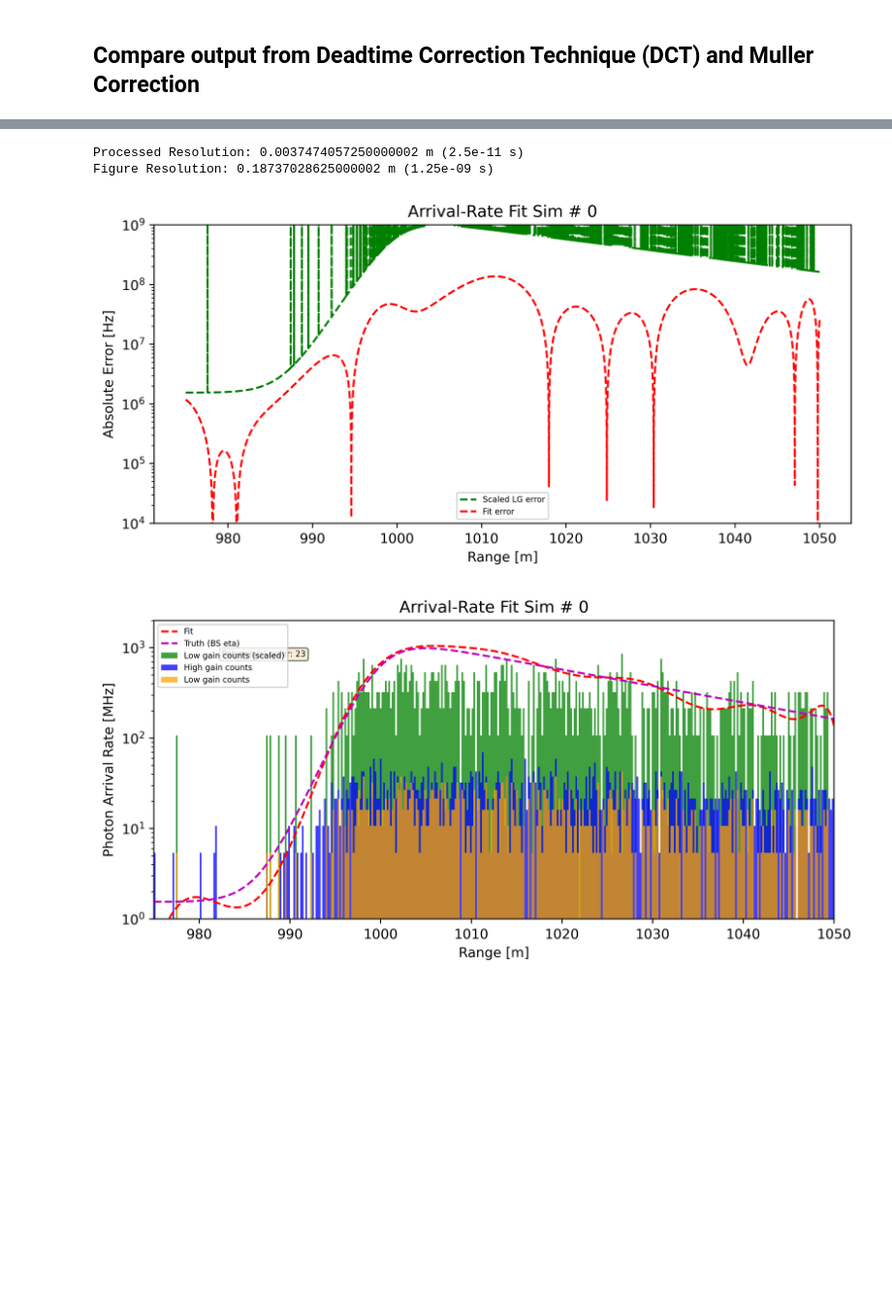
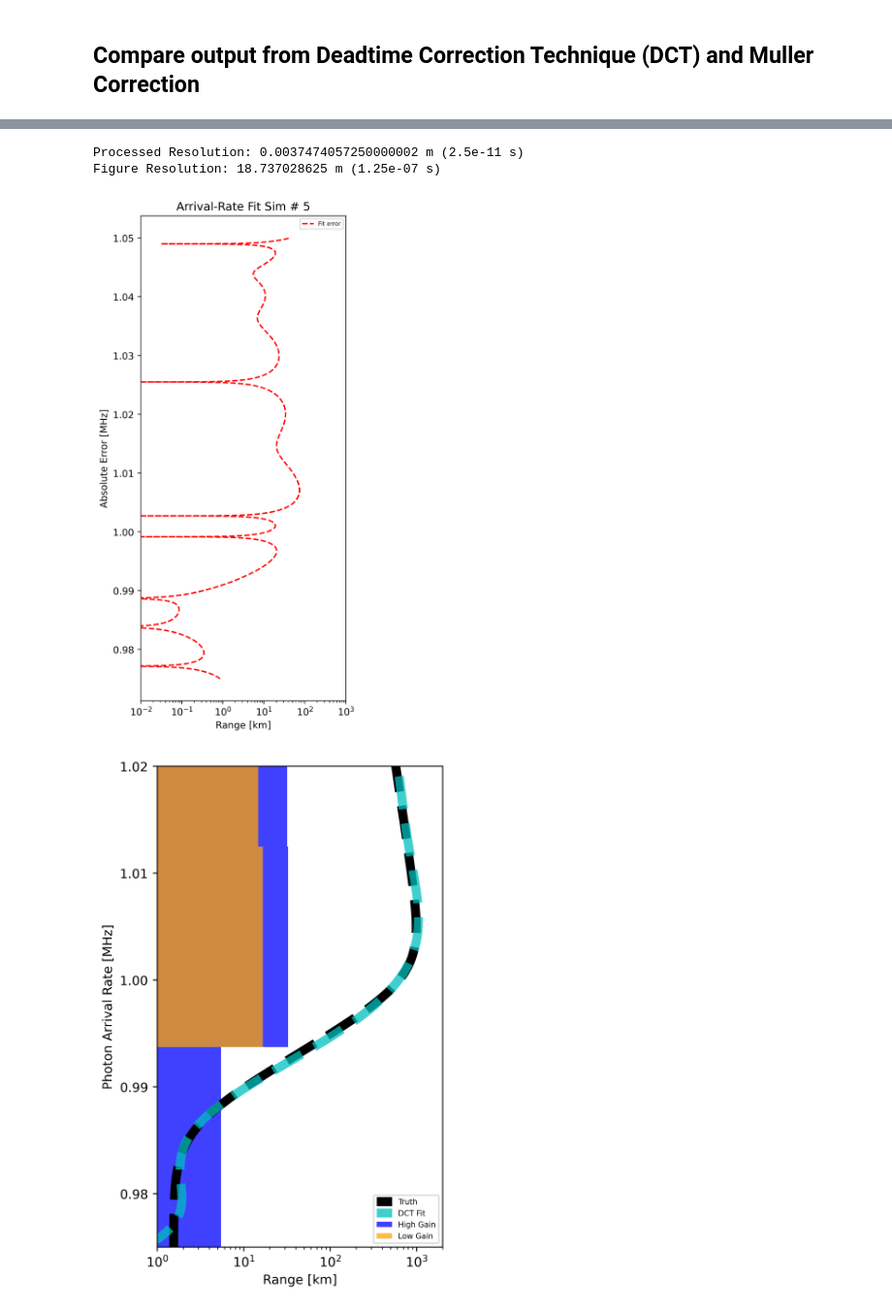
Before and after one commit to gkirchhoff32/Cloud-Measurements, a Jupyter notebook: plotting_script.ipynb, the cells around one changed output, grey strips where cells are left out. Shown at 97% size. Saved outputs shown, nothing was run; the diff lists cells and outputs as text; code cells hidden in the pictures; blank space fills up the shorter version.

```diff
--- a/plotting_script.ipynb
+++ b/plotting_script.ipynb
@@ -21,8 +21,8 @@ from load_ARSENL_data import set_binwidth
 # %%
 home = str(Path.home())
 pkl_dir = home + r'\OneDrive - UCB-O365\ARSENL\Experiments\Cloud Measurements\Sims\evaluation_loss\fit_figures'
-muller_picklename = r'\muller_out_simnum0_downsamp50_shots1.99E+02.pkl'
-dct_picklename = r'\DCT_out_dtimeTrue_simnum0_order11-23_shots1.99E+02.pkl'
+muller_picklename = r'\muller_out_simnum5_downsamp5000_shots9.99E+02_usecom2_range975-1050.pkl'
+dct_picklename = r'\DCT_out_dtimeTrue_simnum5_order18-23_shots9.99E+02_usecom2_range975-1050.pkl'
 # %%
 c = 2.99792458e8  # [m/s] Speed of light
 # %%
@@ -57,7 +55,7 @@ t_fine_dct = df_dct[12]
 fit_rate_seg = df_dct[13]
 min_order = df_dct[14]
 # %%
-xlim = [975, 1050]  # [m]
+ylim = np.array([975, 1050])  # [m]
 # %%
 # Plotting histograms
 res = dt * downsamp  # [s]
@@ -143,61 +143,62 @@ N_LG = n_LG / binwidth / n_shots  # [Hz] Scaling counts to arrival rate
 photon_rate_arr_dct = photon_rate_arr_LG_dct / T_BS_LG
 LG_error = np.abs(photon_rate_arr_dct - N_LG / T_BS_LG)  # [Hz] Absolute error with scaled LG histogram
 
-fig = plt.figure(figsize=(8, 4), dpi=400)
+fig = plt.figure(figsize=(4, 8), dpi=400)
 ax = fig.add_subplot(111)
-ax.plot(t_fine_dct * c / 2, LG_error, color='green', linestyle='--', label='Scaled LG error')
-ax.plot(t_fine_dct * c / 2, np.abs(photon_rate_arr_dct - fit_rate_seg), color='r', linestyle='--', label='Fit error')
+# ax.plot(LG_error/1e6, t_fine_dct * c / 2 / 1e3, color='green', linestyle='--', label='Scaled LG error')
+ax.plot(np.abs(photon_rate_arr_dct - fit_rate_seg)/1e6, t_fine_dct * c / 2 / 1e3, color='r', linestyle='--', label='Fit error')
 ax.set_title('Arrival-Rate Fit Sim # {}'.format(sim_num))
-ax.set_xlabel('Range [m]')
-ax.set_ylabel('Absolute Error [Hz]')
+ax.set_xlabel('Range [km]')
+ax.set_ylabel('Absolute Error [MHz]')
 ax.tick_params(axis='y', which='minor')
-ax.semilogy()
-ax.set_ylim([1e4, 1e9])
+ax.semilogx()
+ax.set_xlim([1e-2, 1e3])
 plt.legend(prop={'size': 6})
 plt.tight_layout()
 
 # Plotting histograms
 use_bins = True
 if use_bins:
-    dsamp = 50  # number of bins to downsample when plotting
+    dsamp = 5000  # number of bins to downsample when plotting
     res_plot = dt * dsamp
 else:
     res_plot = 2  # [m]
     res_plot = int(res_plot/c*2 // dt) * dt  # [s]
 print('Figure Resolution: {} m ({} s)'.format(res_plot * c / 2, res_plot))
 bin_array = set_binwidth(t_min, t_max+res_plot, res_plot)
 n_LG, bins = np.histogram(flight_time_LG, bins=bin_array)
 n_HG, __ = np.histogram(flight_time_HG, bins=bin_array)
 binwidth = np.diff(bins)[0]
 N_LG = n_LG / binwidth / n_shots  # [Hz] Scaling counts to arrival rate
 N_HG = n_HG / binwidth / n_shots  # [Hz]
 # try accomodating for combined high-gain and low-gain signals
 photon_rate_arr_dct = photon_rate_arr_LG_dct / T_BS_LG
 center_dct = 0.5 * (bins[:-1] + bins[1:])
 
-fig = plt.figure(figsize=(8, 4), dpi=400)
+fig = plt.figure(figsize=(4, 6), dpi=400)
 ax = fig.add_subplot(111)
-ax.bar(center_dct * c / 2, N_LG / 1e6 / T_BS_LG, align='center', width=binwidth*c/2, color='green', alpha=0.75, label='Low gain counts (scaled)')
-ax.bar(center_dct * c / 2, N_HG / 1e6, align='center', width=binwidth * c / 2, color='blue', alpha=0.75, label='High gain counts')
-ax.bar(center_dct * c / 2, N_LG / 1e6, align='center', width=binwidth * c / 2, color='orange', alpha=0.75, label='Low gain counts')
-ax.plot(t_fine_dct * c / 2, fit_rate_seg / 1e6, color='r', linestyle='--', label='Fit')
-ax.plot(t_fine_dct * c / 2, photon_rate_arr_dct / 1e6, color='m', linestyle='--', label='Truth (BS eta)')
-ax.set_title('Arrival-Rate Fit Sim # {}'.format(sim_num))
-ax.set_xlabel('Range [m]')
+# ax.barh(center_dct * c / 2 / 1e3, N_LG / 1e6 / T_BS_LG, align='center', height=binwidth*c/2 / 1e3, color='green', alpha=0.75, label='Low gain counts (scaled)')
+ax.barh(center_dct * c / 2 / 1e3, N_HG / 1e6, align='center', height=binwidth * c / 2 / 1e3, color='blue', alpha=0.75, label='High Gain')
+ax.barh(center_dct * c / 2 / 1e3, N_LG / 1e6, align='center', height=binwidth * c / 2 / 1e3, color='orange', alpha=0.75, label='Low Gain')
+ax.plot(photon_rate_arr_dct / 1e6, t_fine_dct * c / 2 / 1e3, color='k', linestyle='--', linewidth=7, label='Truth')
+ax.plot(fit_rate_seg / 1e6, t_fine_dct * c / 2 / 1e3, color='c', linestyle='--', linewidth=7, alpha=0.75, label='DCT Fit')
+
+# ax.set_title('Arrival-Rate Fit Sim # {}'.format(sim_num))
+ax.set_xlabel('Range [km]')
 ax.set_ylabel('Photon Arrival Rate [MHz]')
-props = dict(boxstyle='round', facecolor='wheat', alpha=0.5)
-ax.text(0.1, 0.90, 'Polynomial order: {}'.format(min_order), transform=ax.transAxes, fontsize=6, verticalalignment='top', bbox=props)
-ax.set_ylim([1e0, 2e3])
-ax.set_xlim(xlim)
-ax.semilogy()
+# props = dict(boxstyle='round', facecolor='wheat', alpha=0.5)
+# ax.text(0.1, 0.90, 'Polynomial order: {}'.format(min_order), transform=ax.transAxes, fontsize=6, verticalalignment='top', bbox=props)
+ax.set_xlim([1e0, 2e3])
+ax.set_ylim([ylim[0]/1e3, 1020/1e3])
+ax.semilogx()
 plt.legend(prop={'size': 6})
 plt.tight_layout()
 plt.show()
 # %% [output]
 Processed Resolution: 0.0037474057250000002 m (2.5e-11 s)
-Figure Resolution: 0.18737028625000002 m (1.25e-09 s)
+Figure Resolution: 18.737028625 m (1.25e-07 s)
-[figure, old version]
+[figure, new version]
-[figure, old version]
+[figure, new version]
 # %%
 # Plot both Muller and DCT errors
 
```
Also changed, not shown: parts of 8 cells of this notebook, 2 other files.
